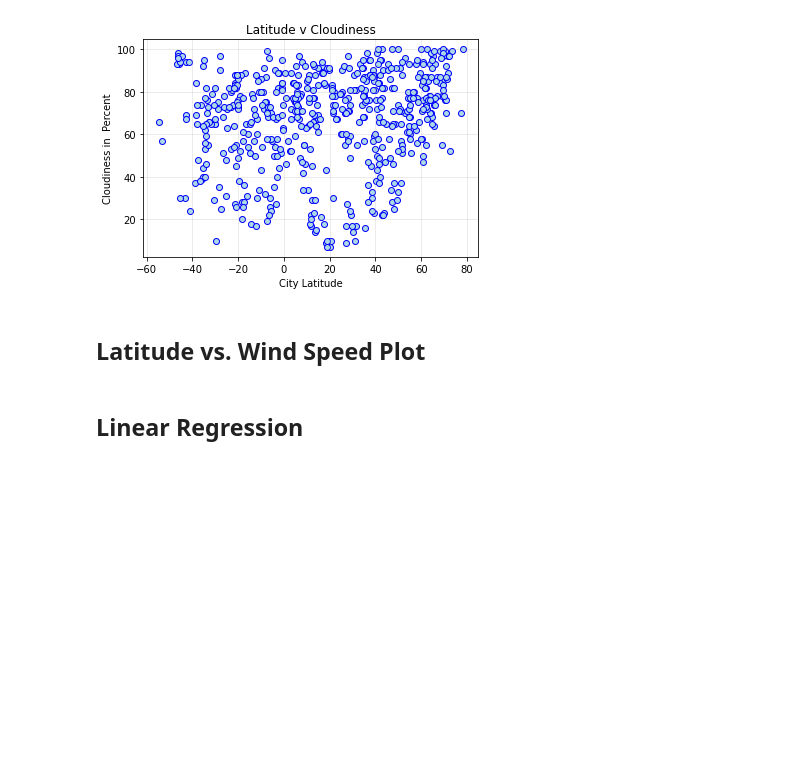
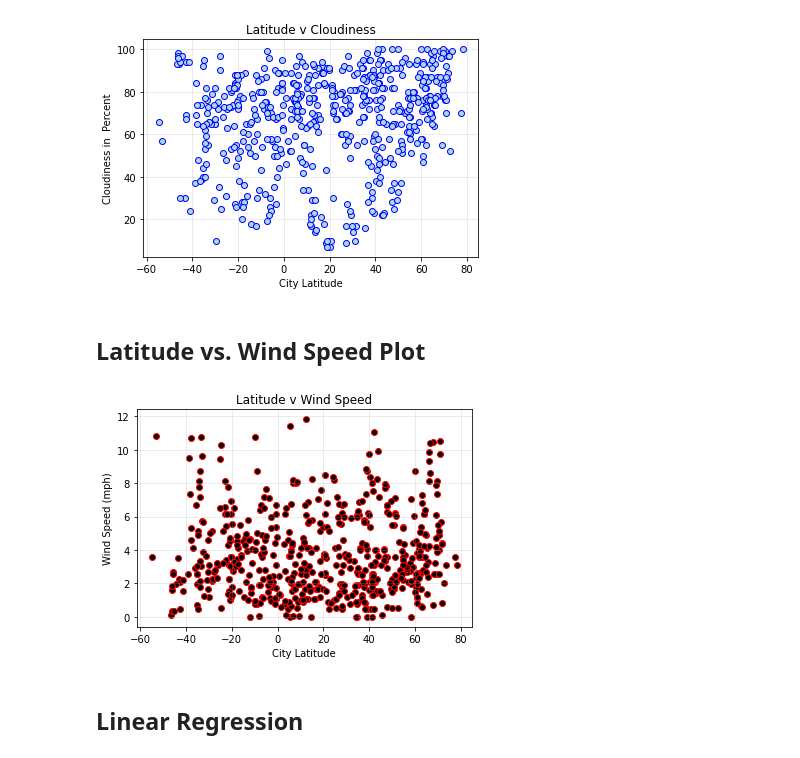
Before and after one commit to margoterudy/python-api-challenge, a Jupyter notebook: WeatherPy.ipynb, the cells around one changed output. Saved outputs shown, nothing was run; the diff lists cells and outputs as text; code cells hidden in the pictures; blank space fills up the shorter version.

```diff
--- a/WeatherPy.ipynb
+++ b/WeatherPy.ipynb
@@ -268,18 +268,20 @@ plt.savefig("Images/Latitude v Cloudiness.png")
 ## Latitude vs. Wind Speed Plot
 # %%
 # Create Latitude vs. Cloudiness Plot scatter plot
-plt.scatter(weather_df["Lat"], weather_df["Wind Speed"], facecolor = "black", edgecolor = "blue")
+plt.scatter(weather_df["Lat"], weather_df["Wind Speed"], facecolor = "black", edgecolor = "red")
 #Title
-plt.title ("Latitude v Cloudiness")
+plt.title ("Latitude v Wind Speed")
 
 #Set Labels
 plt.xlabel("City Latitude")
-plt.ylabel("Cloudiness in  Percent")
+plt.ylabel("Wind Speed (mph)")
 
 #Set Grid, IMO it makes it easier to see the measurements for analysis
 plt.grid (linestyle='-', linewidth=.5, alpha = .5)
 
 #Save as png
-plt.savefig("Images/Latitude v Cloudiness.png")
+plt.savefig("Images/Latitude v Wind Speed.png")
+# %% [output]
+[figure, added]
 # %% [markdown]
 ## Linear Regression
```
Also changed, not shown: parts of 1 cell of this notebook.
